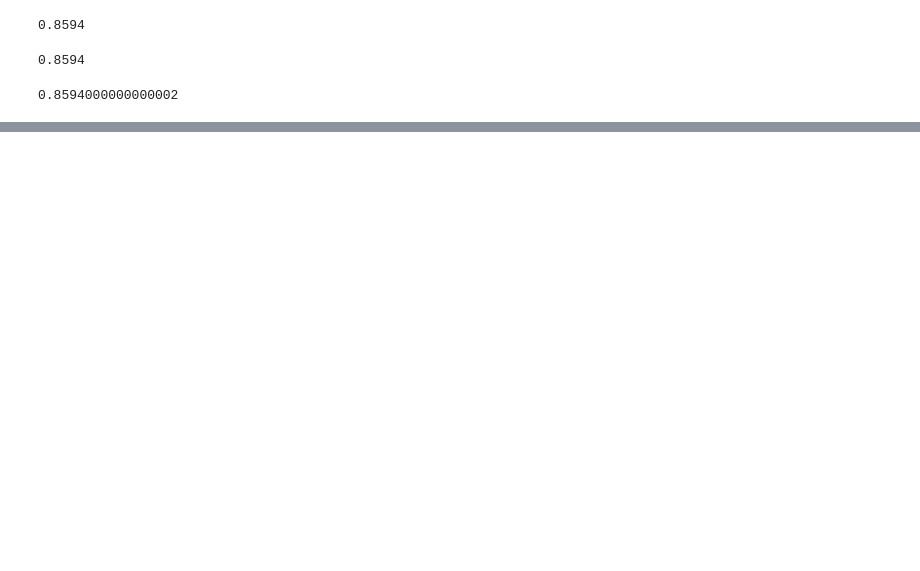
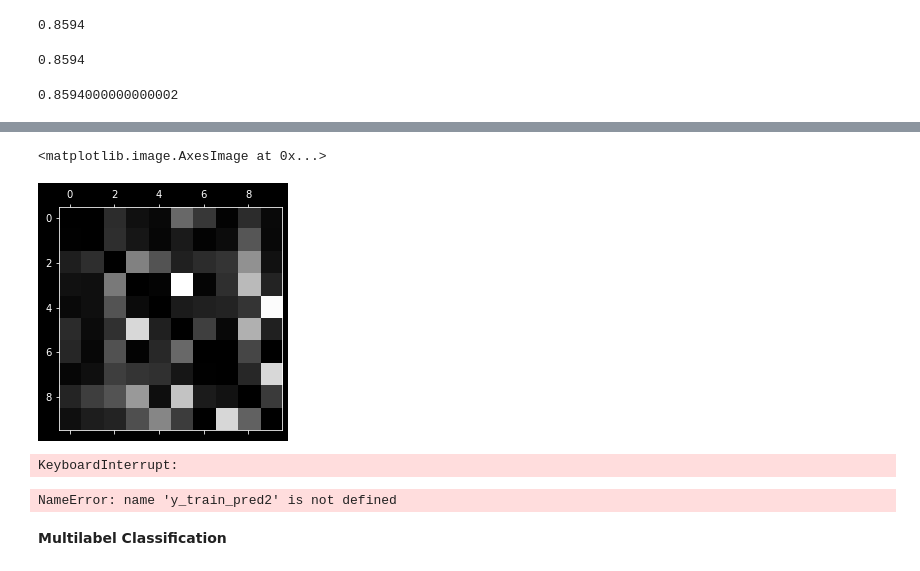
Before and after one commit to XVI-IX/MNIST, a Jupyter notebook: MNIST.ipynb, the cells around one changed output, grey strips where cells are left out. Saved outputs shown, nothing was run; the diff lists cells and outputs as text; code cells hidden in the pictures; blank space fills up the shorter version.

```diff
--- a/MNIST.ipynb
+++ b/MNIST.ipynb
@@ -193,0 +236,19 @@ ValueError: multiclass format is not supported
+# %%
+# Comparing error rates
+row_sums = conf_mx.sum(axis=1, keepdims=True)
+norm_conf_mx = conf_mx / row_sums
+# %%
+np.fill_diagonal(norm_conf_mx, 0)
+plt.matshow(norm_conf_mx, cmap=plt.cm.gray)
+# %% [output]
+<matplotlib.image.AxesImage at 0x...>
+[figure, added]
+# %%
+y_train_pred2 = cross_val_predict(sgd_clf, X_train_scaled, y_train, cv=3)
+# %% [output]
+KeyboardInterrupt:
+# %%
+conf_mat = confusion_matrix(y_train, y_train_pred2)
+conf_mat
+# %% [output]
+NameError: name 'y_train_pred2' is not defined
@@ -193,0 +261,2 @@ ValueError: multiclass format is not supported
+# %% [markdown]
+**Multilabel Classification**
```
Also changed, not shown: parts of 23 cells of this notebook.
